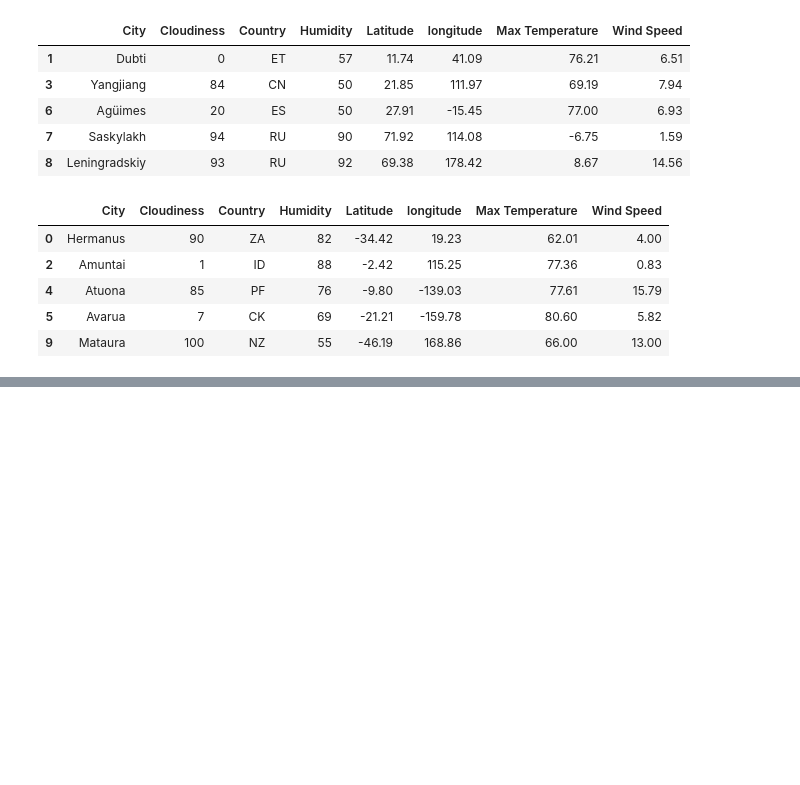
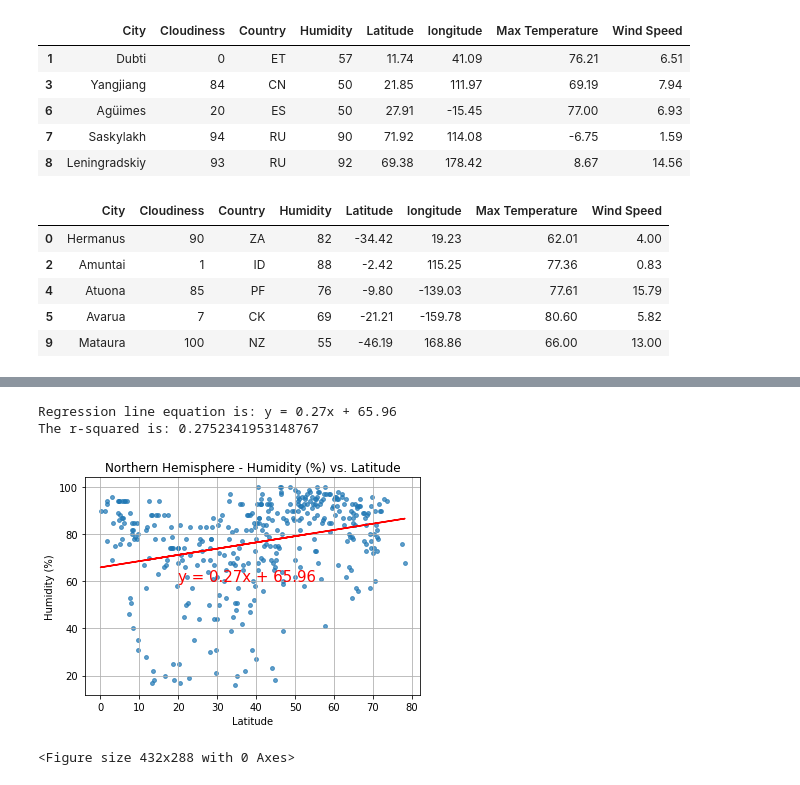
Before and after one commit to eliot1335/python-api-challenge, a Jupyter notebook: WeatherPy/WeatherPy.ipynb, the cells around one changed output, grey strips where cells are left out. Drawn from its saved outputs; the diff is of its cells as text; code cells hidden in the pictures; blank space fills up the shorter version.

```diff
--- a/WeatherPy/WeatherPy.ipynb
+++ b/WeatherPy/WeatherPy.ipynb
@@ -276 +276,31 @@ In the southern hemisphere, as you get closer to the equator the temperature inc
 <Figure size 432x288 with 0 Axes>
+# %%
+# Run linear regression on each relationship
+# Northern Hemisphere - Humidity (%) vs. Latitude
+x = pd.to_numeric(nor_hem_df["Latitude"]).astype(float)
+y = pd.to_numeric(nor_hem_df["Humidity"]).astype(float)
+
+(slope, intercept, rvalue, pvalue, stderr) = linregress(x, y)
+regress_values = x * slope + intercept
+
+line_eq = "y = " + str(round(slope, 2)) + "x + " + str(round(intercept, 2))
+print(f"Regression line equation is: {line_eq}")
+
+plt.scatter(x, y, marker= "o", s= 15, alpha= 0.7)
+plt.plot(x, regress_values,"r-")
+plt.annotate(line_eq, (20, 60), fontsize= 15, color= "red")
+
+plt.title("Northern Hemisphere - Humidity (%) vs. Latitude")
+plt.ylabel("Humidity (%)")
+plt.xlabel("Latitude")
+plt.grid(True)
+
+print(f"The r-squared is: {rvalue}")
+
+plt.show()
+plt.tight_layout()
+# %% [output]
+Regression line equation is: y = 0.27x + 65.96
+The r-squared is: 0.2752341953148767
+[figure, added]
+<Figure size 432x288 with 0 Axes>
```
Also changed, not shown: parts of 7 cells of this notebook.
